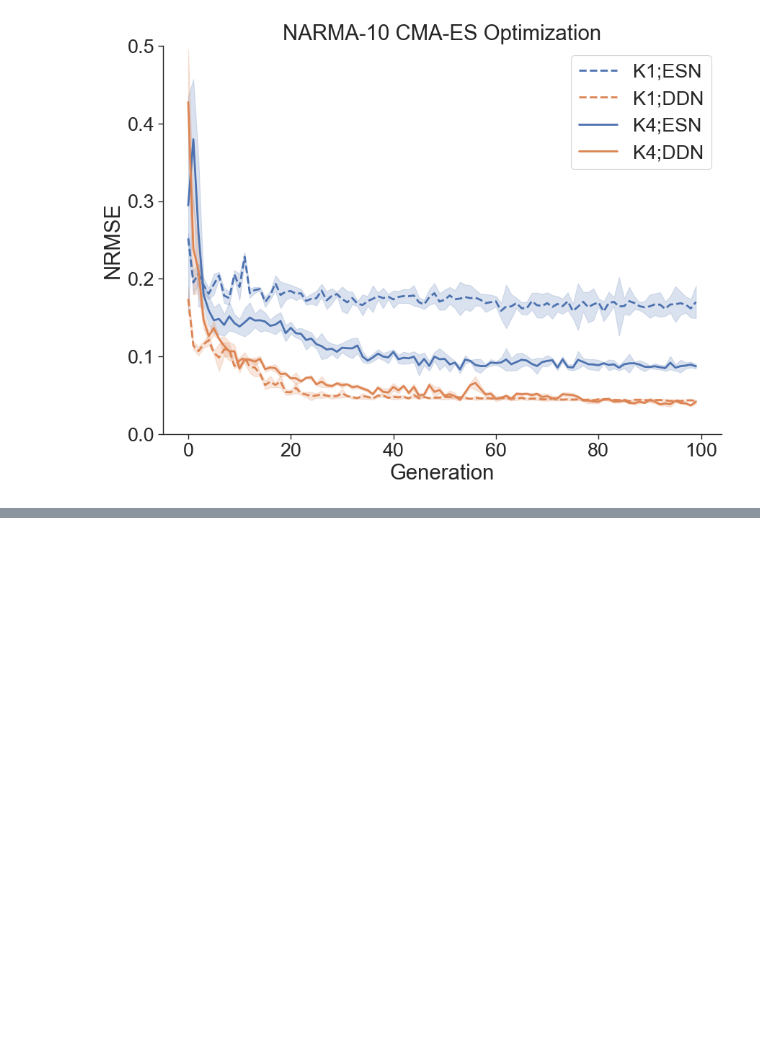
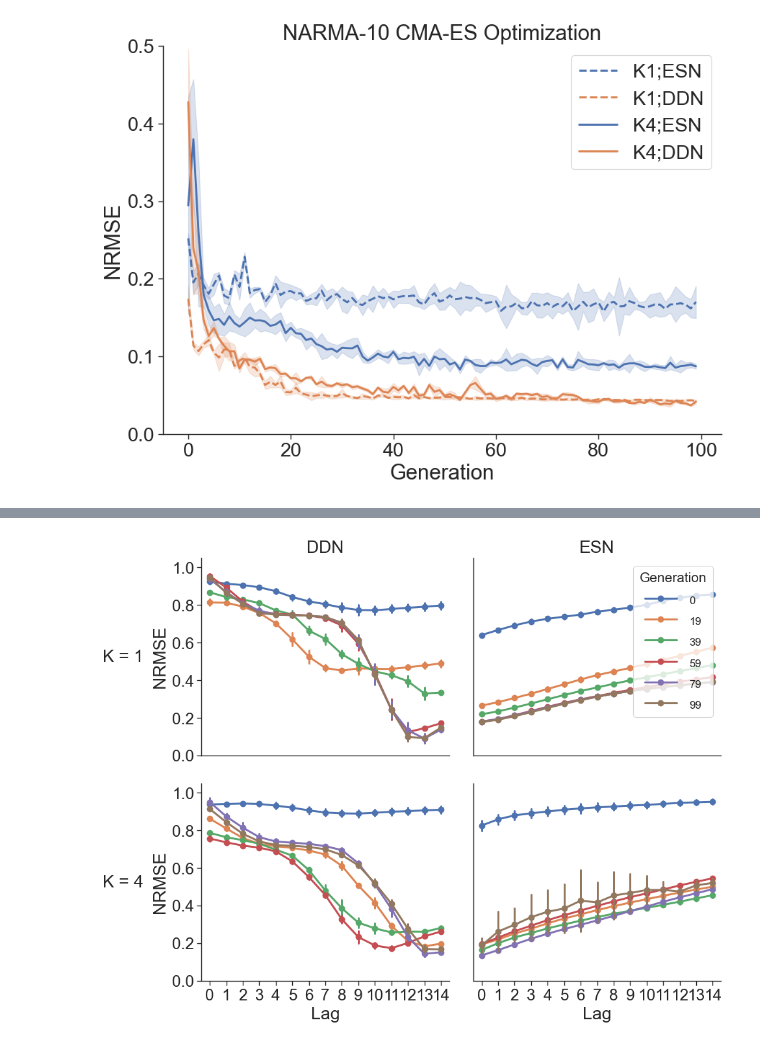
Before and after one commit to StefanIacob/DDN-public, a Jupyter notebook: DDN-2022-paper-analysis.ipynb, the cells around one changed output, grey strips where cells are left out. Drawn from its saved outputs; the diff is of its cells as text; code cells hidden in the pictures; blank space fills up the shorter version.

```diff
--- a/DDN-2022-paper-analysis.ipynb
+++ b/DDN-2022-paper-analysis.ipynb
@@ -345,0 +254,39 @@ KeyboardInterrupt:
+# %%
+gens = [0, 19, 39, 59, 79, 99]
+for n_k in experiment_data:
+    for net_type in experiment_data[n_k]:
+        lag_df = get_lag_df_old(experiment_data[n_k][net_type]['es_dict'], gens)  # For reproducing 2022 paper
+        # lag_df = get_lag_df(experiment_data[n_k][net_type]['es_dict'], gens)  # For non-averaged best candidate scores
+        experiment_data[n_k][net_type]['lag_df'] = lag_df
+# %%
+custom_params = {"axes.spines.right": False, "axes.spines.top": False}
+sns.set_theme(style="ticks", font_scale=2, palette='deep', context='paper', rc=custom_params)
+
+fig, ax= plt.subplots(2, 2, figsize=(10,8))
+i_l = 0
+j_l = 1
+
+for i, n_k in enumerate(experiment_data):
+    for j, net_type in enumerate(experiment_data[n_k]):
+        lag_df = experiment_data[n_k][net_type]['lag_df']
+        legend = False
+        if i == i_l and j == j_l:
+            legend = True
+        sns.pointplot(lag_df, x='Lag', y='NRMSE', hue='Generation', ax=ax[i, j], errorbar='sd', legend=legend, palette='deep')
+        ax[i,j].set_ylim(0, 1.05)
+        if i == 0:
+            ax[i,j].set_xlabel('')
+            ax[i,j].set_xticks([])
+            ax[i,j].set_title(net_type)
+        if j > 0:
+            ax[i,j].set_ylabel('')
+            ax[i,j].set_yticks([])
+        else:
+            ax[i,j].text(-6.5, 0.5, "K = " + str(n_k[0]))
+plt.tight_layout()
+sns.move_legend(ax[i_l, j_l], "upper right")
+plt.setp(ax[i_l, j_l].get_legend().get_texts(), fontsize='12') # for legend text
+plt.setp(ax[i_l, j_l].get_legend().get_title(), fontsize='15') # for legend title
+plt.savefig('figs_output/lags-evo-2022.pdf')
+# %% [output]
+[figure, added]
```
Also changed, not shown: parts of 14 cells of this notebook, 3 other files.
